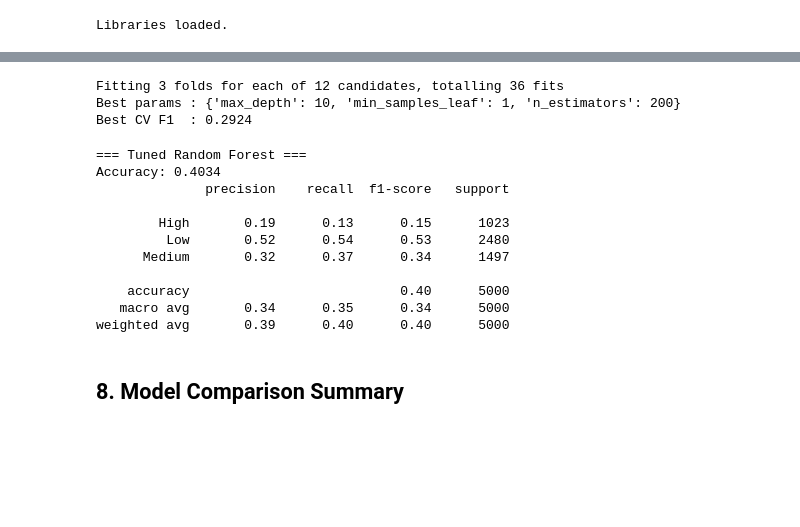
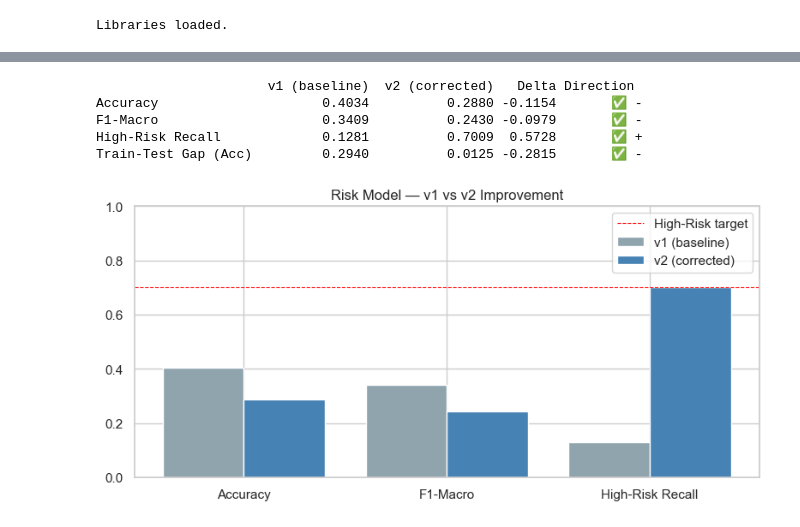
Before and after one commit to ssadarsh13/capstone_project, a Jupyter notebook: Phase3_Modeling/02_risk_model.ipynb, the cells around one changed output, grey strips where cells are left out. Cells and saved outputs as stored; diff of their text form; code cells hidden in the pictures; blank space fills up the shorter version.

```diff
--- a/Phase3_Modeling/02_risk_model.ipynb
+++ b/Phase3_Modeling/02_risk_model.ipynb
@@ -276,46 +293,38 @@ plt.show()
 # %%
-param_grid = {
-    'n_estimators': [100, 200],
-    'max_depth': [None, 10, 20],
-    'min_samples_leaf': [1, 5],
+# v1 numbers (from Phase 4 evaluation)
+v1 = {'Accuracy': 0.4034, 'F1-Macro': 0.3409, 'High-Risk Recall': 0.1281, 'Train-Test Gap (Acc)': 0.294}
+v2 = {
+    'Accuracy': accuracy_score(y_test, y_adjusted),
+    'F1-Macro': f1_score(y_test, y_adjusted, average='macro'),
+    'High-Risk Recall': recall_score(y_test, y_adjusted, labels=[hi_idx], average='macro'),
+    'Train-Test Gap (Acc)': train_acc - test_acc,
 }
 
-cv = StratifiedKFold(n_splits=3, shuffle=False)  # no shuffle → respects time order
+cmp = pd.DataFrame({'v1 (baseline)': v1, 'v2 (corrected)': v2}).round(4)
+cmp['Delta'] = (cmp['v2 (corrected)'] - cmp['v1 (baseline)']).round(4)
+cmp['Direction'] = cmp['Delta'].apply(
+    lambda d: ('✅ +' if d > 0 else '✅ -') if (abs(d) > 0.01) else '~'
+)
+# For gap, lower is better
+cmp.loc['Train-Test Gap (Acc)', 'Direction'] = '✅ -' if cmp.loc['Train-Test Gap (Acc)', 'Delta'] < 0 else '⚠'
+print(cmp.to_string())
 
-gs = GridSearchCV(
-    RandomForestClassifier(class_weight='balanced', random_state=42, n_jobs=-1),
-    param_grid,
-    cv=cv,
-    scoring='f1_macro',
-    n_jobs=-1,
-    verbose=1,
-)
-gs.fit(X_train, y_train)
-
-print('Best params :', gs.best_params_)
-print('Best CV F1  :', round(gs.best_score_, 4))
+fig, ax = plt.subplots(figsize=(8, 4))
+metrics = ['Accuracy', 'F1-Macro', 'High-Risk Recall']
+x = np.arange(len(metrics))
+ax.bar(x - 0.2, [v1[m] for m in metrics], 0.4, label='v1 (baseline)', color='#90A4AE')
+ax.bar(x + 0.2, [v2[m] for m in metrics], 0.4, label='v2 (corrected)', color='steelblue')
+ax.set_xticks(x); ax.set_xticklabels(metrics)
+ax.axhline(0.70, color='red', linestyle='--', linewidth=0.8, label='High-Risk target')
+ax.set_ylim(0, 1); ax.set_title('Risk Model — v1 vs v2 Improvement')
+ax.legend()
+plt.tight_layout()
+plt.savefig('models/risk_improvement.png', dpi=120)
+plt.show()
 # %% [output]
-Fitting 3 folds for each of 12 candidates, totalling 36 fits
-Best params : {'max_depth': 10, 'min_samples_leaf': 1, 'n_estimators': 200}
-Best CV F1  : 0.2924
+                      v1 (baseline)  v2 (corrected)   Delta Direction
+Accuracy                     0.4034          0.2880 -0.1154       ✅ -
+F1-Macro                     0.3409          0.2430 -0.0979       ✅ -
+High-Risk Recall             0.1281          0.7009  0.5728       ✅ +
+Train-Test Gap (Acc)         0.2940          0.0125 -0.2815       ✅ -
+[figure, added]
-# %%
-best_rf = gs.best_estimator_
-y_pred_best = best_rf.predict(X_test)
-
-print('=== Tuned Random Forest ===')
-print(f'Accuracy: {accuracy_score(y_test, y_pred_best):.4f}')
-print(classification_report(y_test, y_pred_best, target_names=risk_le.classes_))
-# %% [output]
-=== Tuned Random Forest ===
-Accuracy: 0.4034
-              precision    recall  f1-score   support
-
-        High       0.19      0.13      0.15      1023
-         Low       0.52      0.54      0.53      2480
-      Medium       0.32      0.37      0.34      1497
-
-    accuracy                           0.40      5000
-   macro avg       0.34      0.35      0.34      5000
-weighted avg       0.39      0.40      0.40      5000
-# %% [markdown]
-## 8. Model Comparison Summary
```
Also changed, not shown: parts of 26 cells of this notebook, 28 other files.
